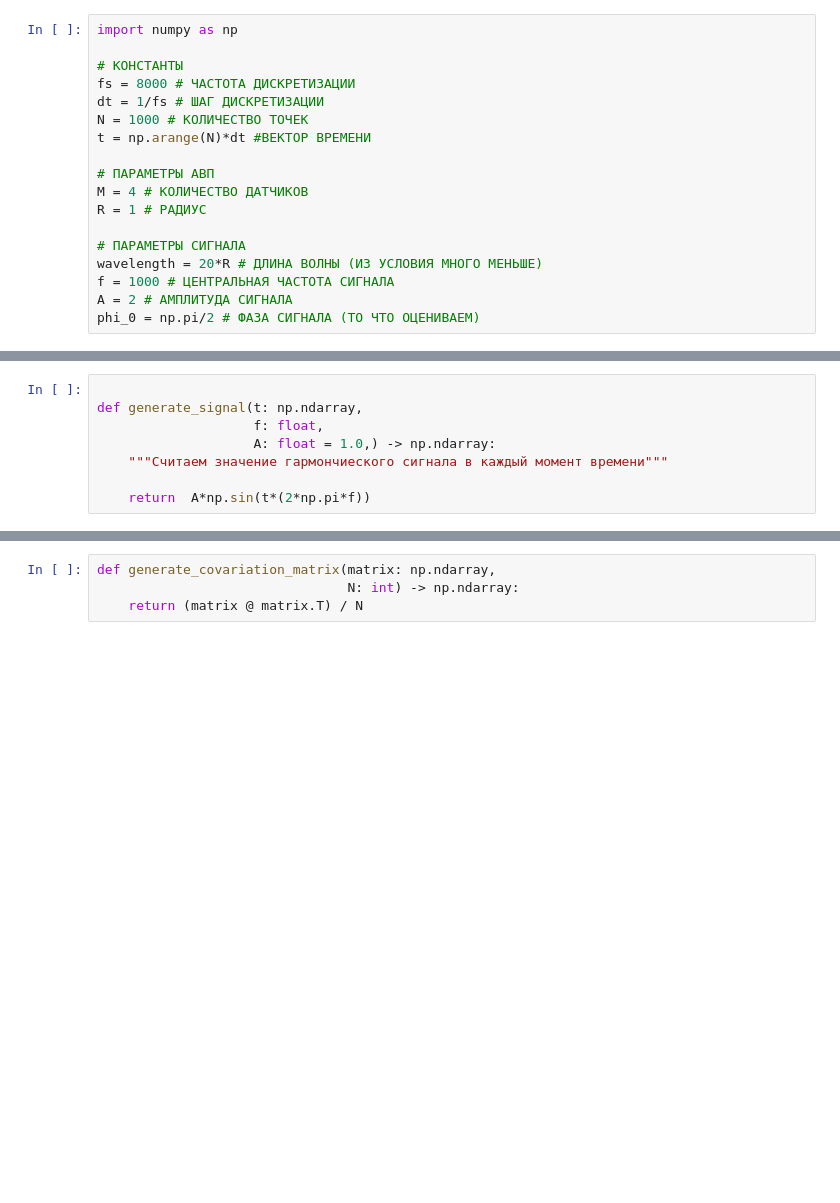
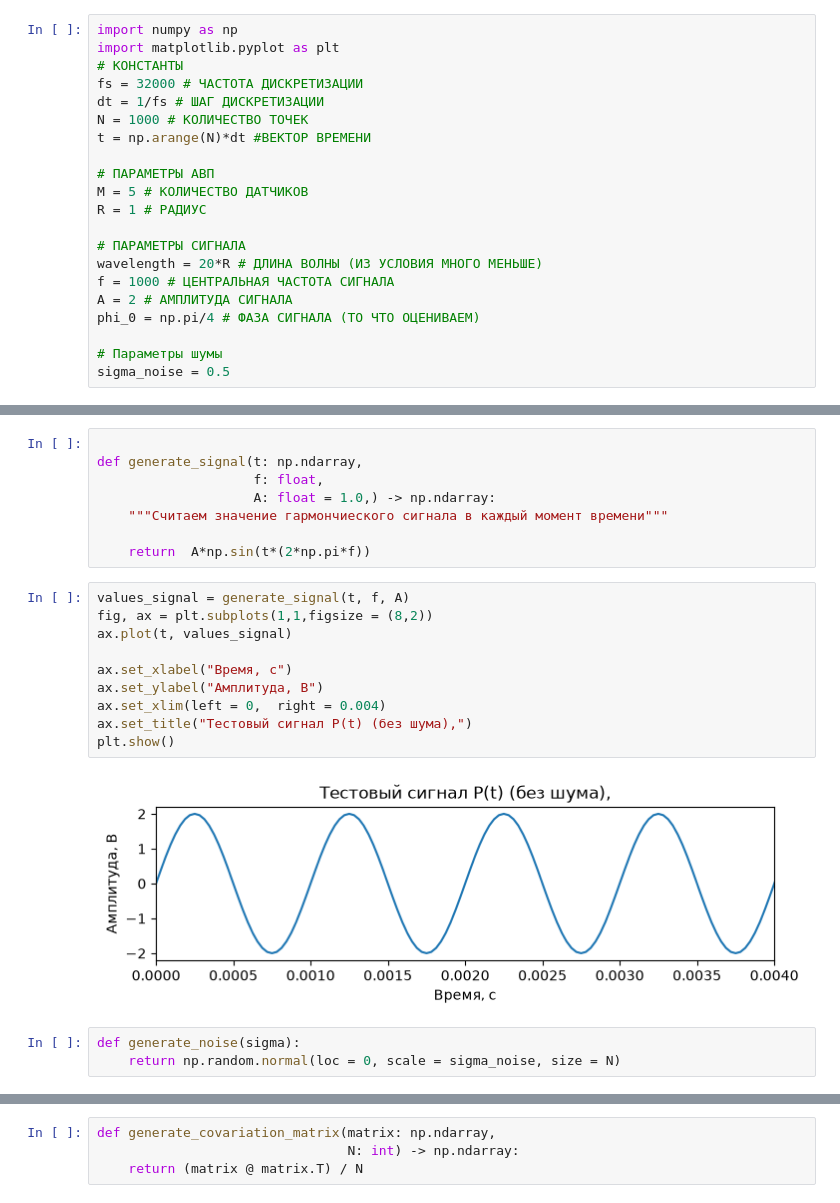
Before and after one commit to veitnemed/piling, a Jupyter notebook: notebook.ipynb, the cells around one changed output, grey strips where cells are left out. Drawn from its saved outputs; the diff is of its cells as text; blank space fills up the shorter version.

Commit message:
Add plots, add gaus noise

```diff
--- a/notebook.ipynb
+++ b/notebook.ipynb
@@ -1,21 +1,24 @@
 # %%
 import numpy as np
-
+import matplotlib.pyplot as plt
 # КОНСТАНТЫ
-fs = 8000 # ЧАСТОТА ДИСКРЕТИЗАЦИИ
+fs = 32000 # ЧАСТОТА ДИСКРЕТИЗАЦИИ
 dt = 1/fs # ШАГ ДИСКРЕТИЗАЦИИ
 N = 1000 # КОЛИЧЕСТВО ТОЧЕК
 t = np.arange(N)*dt #ВЕКТОР ВРЕМЕНИ
 
 # ПАРАМЕТРЫ АВП
-M = 4 # КОЛИЧЕСТВО ДАТЧИКОВ
+M = 5 # КОЛИЧЕСТВО ДАТЧИКОВ
 R = 1 # РАДИУС
 
 # ПАРАМЕТРЫ СИГНАЛА
 wavelength = 20*R # ДЛИНА ВОЛНЫ (ИЗ УСЛОВИЯ МНОГО МЕНЬШЕ)
 f = 1000 # ЦЕНТРАЛЬНАЯ ЧАСТОТА СИГНАЛА
 A = 2 # АМПЛИТУДА СИГНАЛА
-phi_0 = np.pi/2 # ФАЗА СИГНАЛА (ТО ЧТО ОЦЕНИВАЕМ)
+phi_0 = np.pi/4 # ФАЗА СИГНАЛА (ТО ЧТО ОЦЕНИВАЕМ)
+
+# Параметры шумы
+sigma_noise = 0.5
 # %% [markdown]
 ![АВП](visual1.png)
 # %%
@@ -41,3 +44,18 @@ def generate_signal(t: np.ndarray,
     """Считаем значение гармончиеского сигнала в каждый момент времени"""
 
     return  A*np.sin(t*(2*np.pi*f))
+# %%
+values_signal = generate_signal(t, f, A)
+fig, ax = plt.subplots(1,1,figsize = (8,2))
+ax.plot(t, values_signal)
+
+ax.set_xlabel("Время, с")
+ax.set_ylabel("Амплитуда, В")
+ax.set_xlim(left = 0,  right = 0.004)
+ax.set_title("Тестовый сигнал P(t) (без шума),")
+plt.show()
+# %% [output]
+[figure, added]
+# %%
+def generate_noise(sigma):
+    return np.random.normal(loc = 0, scale = sigma_noise, size = N)
```
Also changed, not shown: parts of 6 cells of this notebook, 1 other file.
